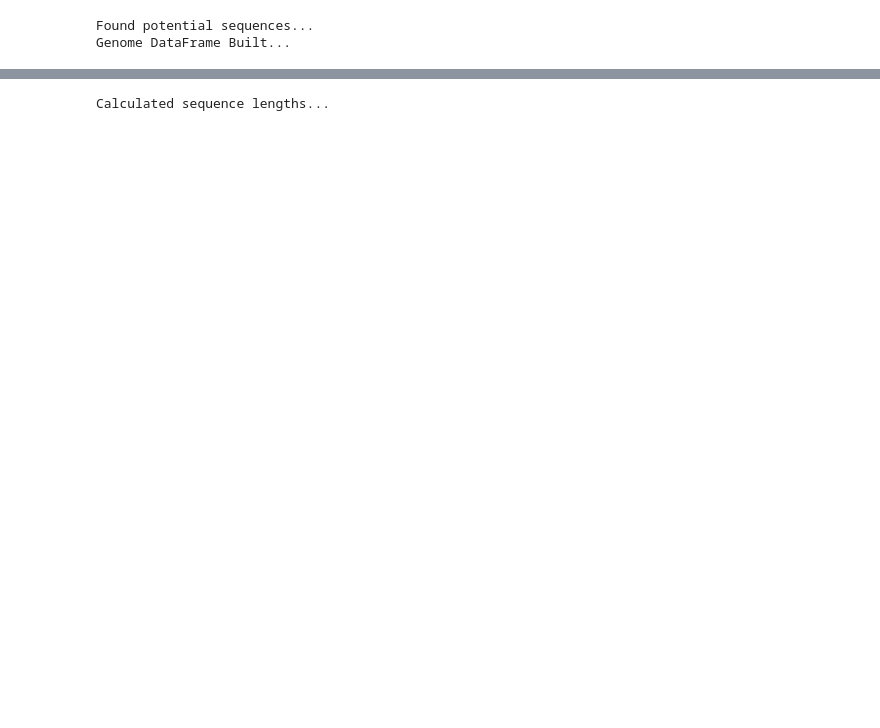
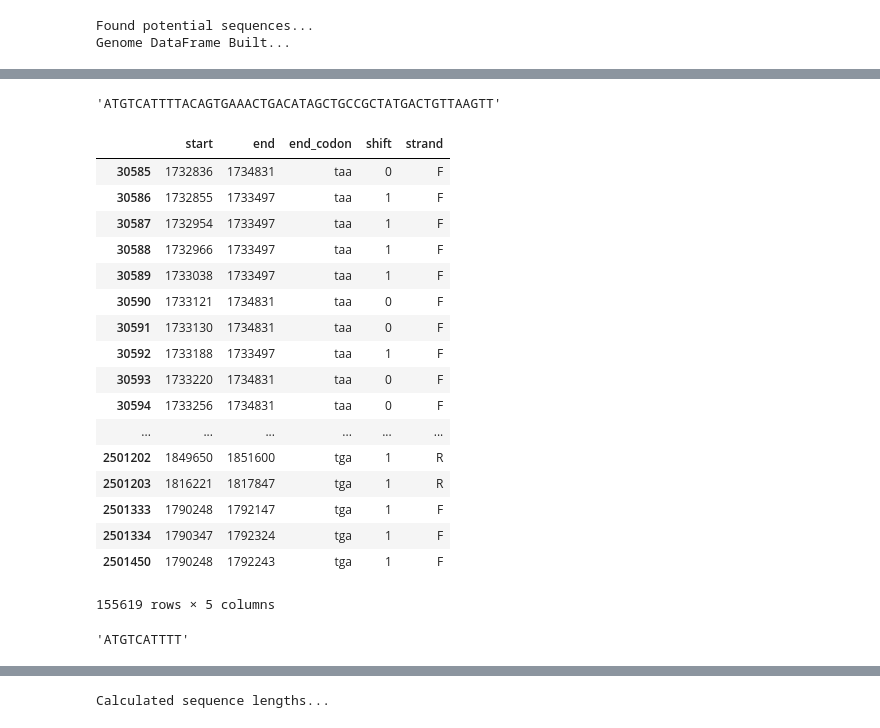
Before and after one commit to ingrid88/Bioinformatics-Kojak, a Jupyter notebook: StaphGenetics_ORFs-Copy1.ipynb, the cells around one changed output, grey strips where cells are left out. Saved outputs shown, nothing was run; the diff lists cells and outputs as text; code cells hidden in the pictures; blank space fills up the shorter version.

```diff
--- a/StaphGenetics_ORFs-Copy1.ipynb
+++ b/StaphGenetics_ORFs-Copy1.ipynb
@@ -359,0 +697,29 @@ R_regions =
+# %%
+data[1732800:1732850]
+# %% [output]
+'ATGTCATTTTACAGTGAAACTGACATAGCTGCCGCTATGACTGTTAAGTT'
+# %%
+df[df.start > 1732700]
+# %% [output]
+|  | start | end | end_codon | shift | strand |
+| 30585 | 1732836 | 1734831 | taa | 0 | F |
+| 30586 | 1732855 | 1733497 | taa | 1 | F |
+| 30587 | 1732954 | 1733497 | taa | 1 | F |
+| 30588 | 1732966 | 1733497 | taa | 1 | F |
+| 30589 | 1733038 | 1733497 | taa | 1 | F |
+| 30590 | 1733121 | 1734831 | taa | 0 | F |
+| 30591 | 1733130 | 1734831 | taa | 0 | F |
+| 30592 | 1733188 | 1733497 | taa | 1 | F |
+| 30593 | 1733220 | 1734831 | taa | 0 | F |
+| 30594 | 1733256 | 1734831 | taa | 0 | F |
+| ... | ... | ... | ... | ... | ... |
+| 2501202 | 1849650 | 1851600 | tga | 1 | R |
+| 2501203 | 1816221 | 1817847 | tga | 1 | R |
+| 2501333 | 1790248 | 1792147 | tga | 1 | F |
+| 2501334 | 1790347 | 1792324 | tga | 1 | F |
+| 2501450 | 1790248 | 1792243 | tga | 1 | F |
+155619 rows × 5 columns
+# %%
+data[1732800:1732810]
+# %% [output]
+'ATGTCATTTT'
```
Also changed, not shown: parts of 51 cells of this notebook, 8 other files.
